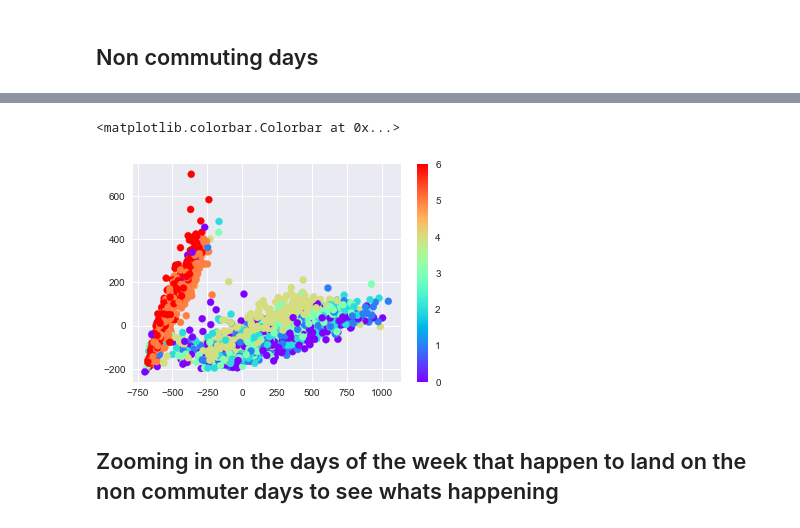
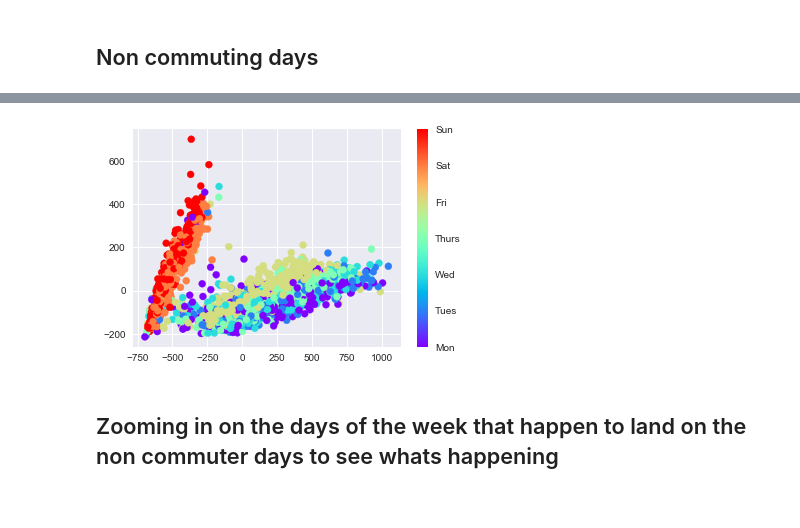
Before and after one commit to MrRutledge/Seattle_Bridge_Data_work_flow, a Jupyter notebook: DataWorkFlow1.ipynb, the cells around one changed output, grey strips where cells are left out. Drawn from its saved outputs; the diff is of its cells as text; code cells hidden in the pictures.

```diff
--- a/DataWorkFlow1.ipynb
+++ b/DataWorkFlow1.ipynb
@@ -204,10 +218,10 @@ pivoted.T[labels == 1].T.plot(legend = False, alpha = 0.20)
 daysofweek = pd.DatetimeIndex(pivoted.columns).dayofweek
 # %%
 plt.scatter(x2[:,0],x2[:,1], c=daysofweek, cmap='rainbow')
-plt.colorbar()
+cb = plt.colorbar(ticks=range(7))
+cb.set_ticklabels(['Mon', 'Tues', 'Wed', 'Thurs', 'Fri', 'Sat', 'Sun'])
 # %% [output]
-<matplotlib.colorbar.Colorbar at 0x...>
-[figure, old version]
+[figure, new version]
 # %% [markdown]
 ## Zooming in on the days of the week that happen to land on the non commuter days to see whats happening
 # %%
```
Also changed, not shown: parts of 13 cells of this notebook, 2 other files.
